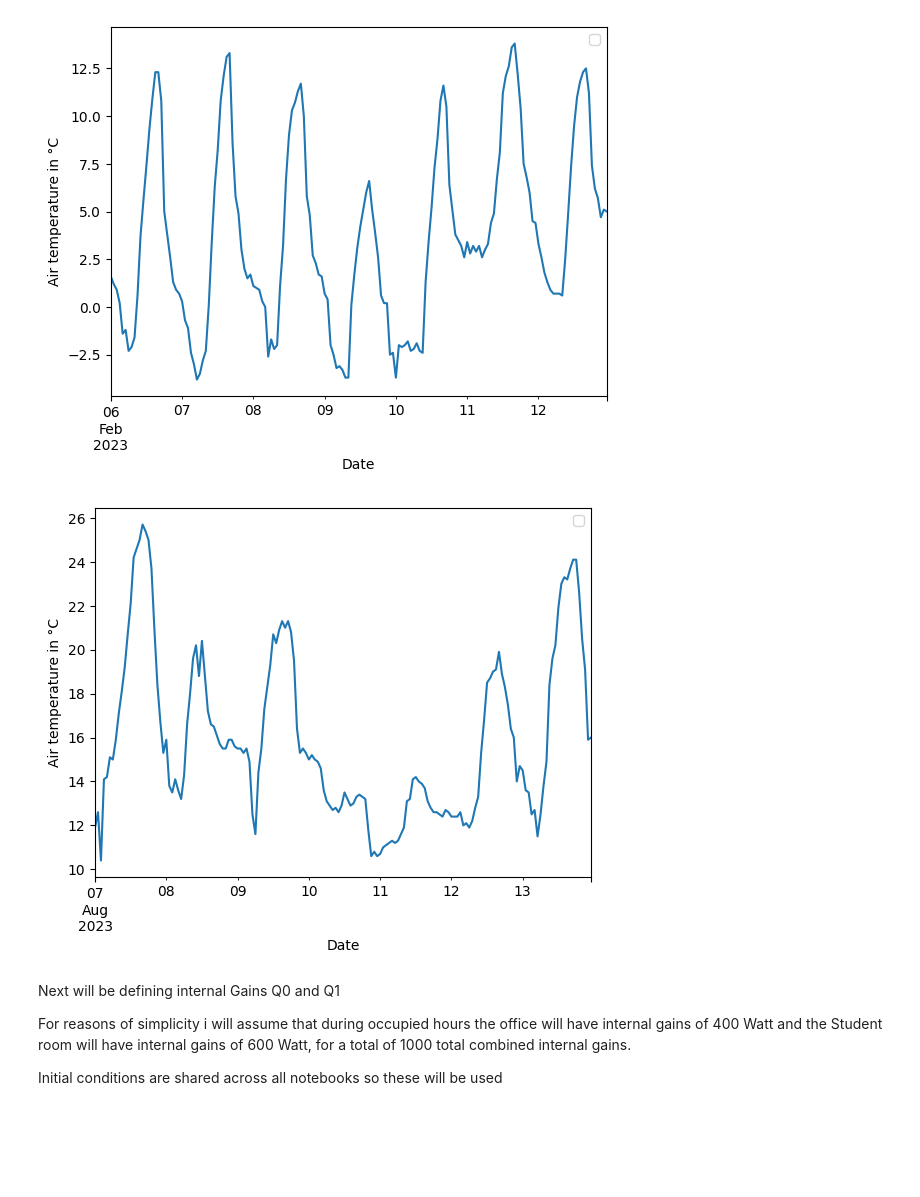
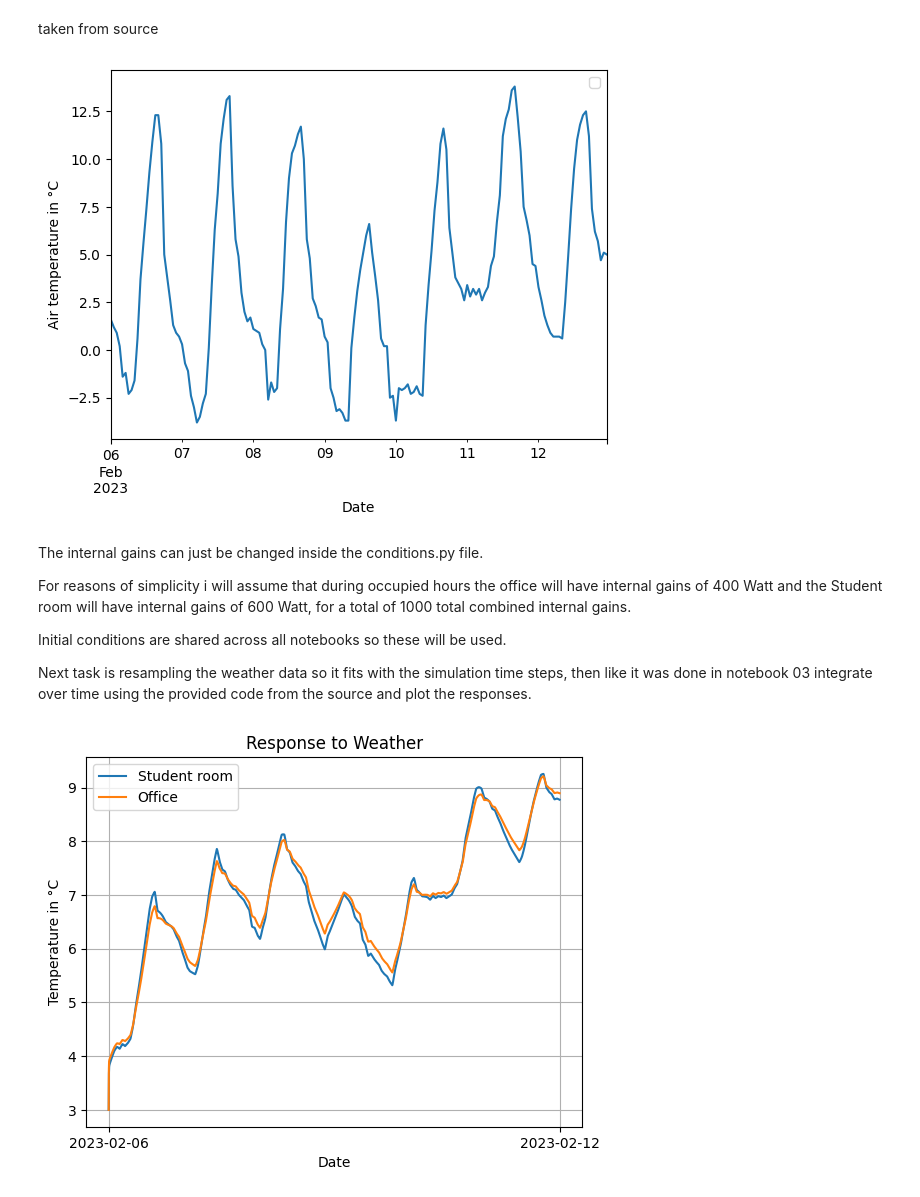
Before and after one commit to linokaiser/CE4IB, a Jupyter notebook: 04_simulate_response_to_weather.ipynb, the cells around one changed output. Saved outputs shown, nothing was run; the diff lists cells and outputs as text; code cells hidden in the pictures; blank space fills up the shorter version.

```diff
--- a/04_simulate_response_to_weather.ipynb
+++ b/04_simulate_response_to_weather.ipynb
@@ -28,3 +41,5 @@ For preparing the inputs/the data i again will mostly use the code provided in t
+# %% [markdown]
+taken from source
 # %%
 import dm4bem
 from pathlib import Path
@@ -35,37 +50,67 @@ data, meta = dm4bem.read_epw(filename, coerce_year=2023)
 weather_data = data[["temp_air", "dir_n_rad", "dif_h_rad"]]
 
 # Define start and end dates
-start_date_winter = '2023-02-06'
-end_date_winter = '2023-02-12'
+start_date = '2023-02-06'
+end_date = '2023-02-12'
 
-start_date_summer = '2023-08-07'
-end_date_summer = '2023-08-13'
-
-weather_data_winter = weather_data.loc[start_date_winter:end_date_winter]
-weather_data_winter.head()
-
-weather_data_summer = weather_data.loc[start_date_summer:end_date_summer]
-weather_data_summer.head()
+weather_data = weather_data.loc[start_date:end_date]
+weather_data.head()
 
 
-weather_data_winter['temp_air'].plot()
+weather_data['temp_air'].plot()
 plt.xlabel("Date")
 plt.ylabel("Air temperature in °C")
 plt.legend([])
 plt.show()
-
-
-weather_data_summer['temp_air'].plot()
-plt.xlabel("Date")
-plt.ylabel("Air temperature in °C")
-plt.legend([])
-plt.show()
 # %% [output]
 [figure]
-[figure, removed]
 # %% [markdown]
-Next will be defining internal Gains Q0 and Q1
+The internal gains can just be changed inside the conditions.py file.
 
 For reasons of simplicity i will assume that during occupied hours the office will have internal gains of 400 Watt and the Student room will have internal gains of 600 Watt, for a total of 1000 total combined internal gains.
 
-Initial conditions are shared across all notebooks so these will be used
+Initial conditions are shared across all notebooks so these will be used.
+
+Next task is resampling the weather data so it fits with the simulation time steps, then like it was done in notebook 03 integrate over time using the provided code from the source and plot the responses.
+# %%
+import matplotlib.pyplot as plt
+
+# This section was based on "Simulation with outdoor temperature from weather data with Pandas" in the source
+
+# resample weather data
+airtemperature_data = weather_data['temp_air']
+resampled_data = airtemperature_data.resample(str(time_step_duration) + 's').interpolate(method='linear')
+resampled_data_dataframe = resampled_data.rename('outside_temperature').to_frame()
+
+resampled_data_dataframe['student_heat_gain'] = student_heat_gain
+resampled_data_dataframe['office_heat_gain'] = office_heat_gain
+resampled_data_dataframe['floor_temperature'] = floor_temperature
+
+# input vector
+u = resampled_data_dataframe[['outside_temperature', 'outside_temperature', 'floor_temperature', 'outside_temperature', 'outside_temperature', 'outside_temperature', 'outside_temperature', 'outside_temperature', 'floor_temperature', 'outside_temperature', 'outside_temperature', 'student_heat_gain', 'office_heat_gain']]
+
+
+# initial conditions 3 degrees
+θ_exp = 3 * np.ones([As.shape[0], u.shape[0]])
+
+# time integration: Euler explicit
+n_states = As.shape[0]
+I = np.eye(n_states)
+
+for k in range(u.shape[0] - 1):
+    θ_exp[:, k + 1] = (I + time_step_duration * As) @ θ_exp[:, k]\
+        + time_step_duration * Bs @ u.iloc[k, :]
+
+y_exp = Cs @ θ_exp + Ds @  u.T #Because we want room temperature (see notebook 3 for more context)
+
+fig, ax = plt.subplots()
+ax.plot(u.index, y_exp.T)
+ax.set(xlabel='Date',
+       ylabel='Temperature in °C',
+       title='Response to Weather')
+ax.set_xticks([u.index.min(), u.index.max()])
+ax.legend(["Student room", "Office"])
+ax.grid()
+plt.show()
+# %% [output]
+[figure, added]
```
Also changed, not shown: parts of 3 cells of this notebook, 5 other files.
